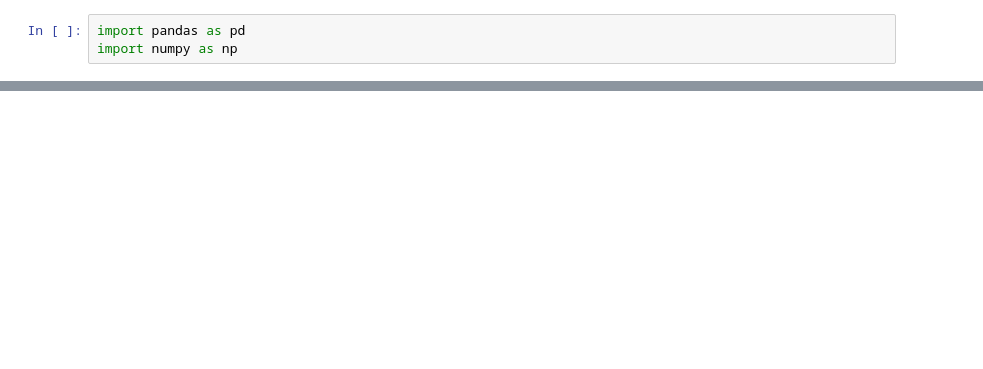
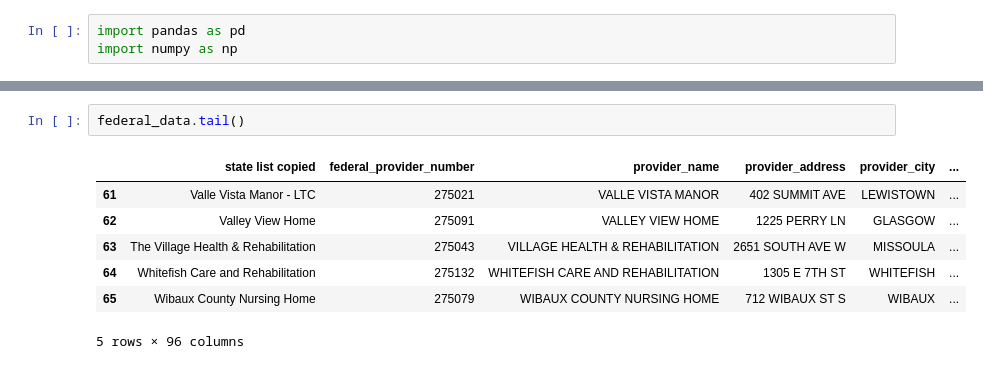
Before and after one commit to mfreyre/mtfp, a Jupyter notebook: longterm_nursinghome_data/Longterm Care Facilities Questions.ipynb, the cells around one changed output, grey strips where cells are left out. Drawn from its saved outputs; the diff is of its cells as text; blank space fills up the shorter version.

```diff
--- a/longterm_nursinghome_data/Longterm Care Facilities Questions.ipynb
+++ b/longterm_nursinghome_data/Longterm Care Facilities Questions.ipynb
@@ -24,0 +27,10 @@ federal_data.head()
+# %%
+federal_data.tail()
+# %% [output]
+|  | state list copied | federal_provider_number | provider_name | provider_address | provider_city | ... |
+| 61 | Valle Vista Manor - LTC | 275021 | VALLE VISTA MANOR | 402 SUMMIT AVE | LEWISTOWN | ... |
+| 62 | Valley View Home | 275091 | VALLEY VIEW HOME | 1225 PERRY LN | GLASGOW | ... |
+| 63 | The Village Health & Rehabilitation | 275043 | VILLAGE HEALTH & REHABILITATION | 2651 SOUTH AVE W | MISSOULA | ... |
+| 64 | Whitefish Care and Rehabilitation | 275132 | WHITEFISH CARE AND REHABILITATION | 1305 E 7TH ST | WHITEFISH | ... |
+| 65 | Wibaux County Nursing Home | 275079 | WIBAUX COUNTY NURSING HOME | 712 WIBAUX ST S | WIBAUX | ... |
+5 rows × 96 columns
```
Also changed, not shown: parts of 4 cells of this notebook, 1 other file.
